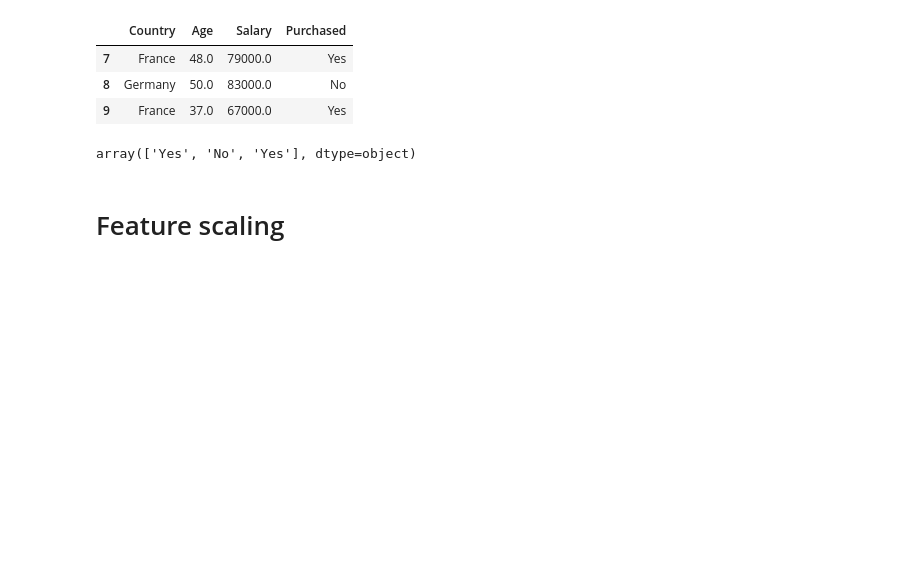
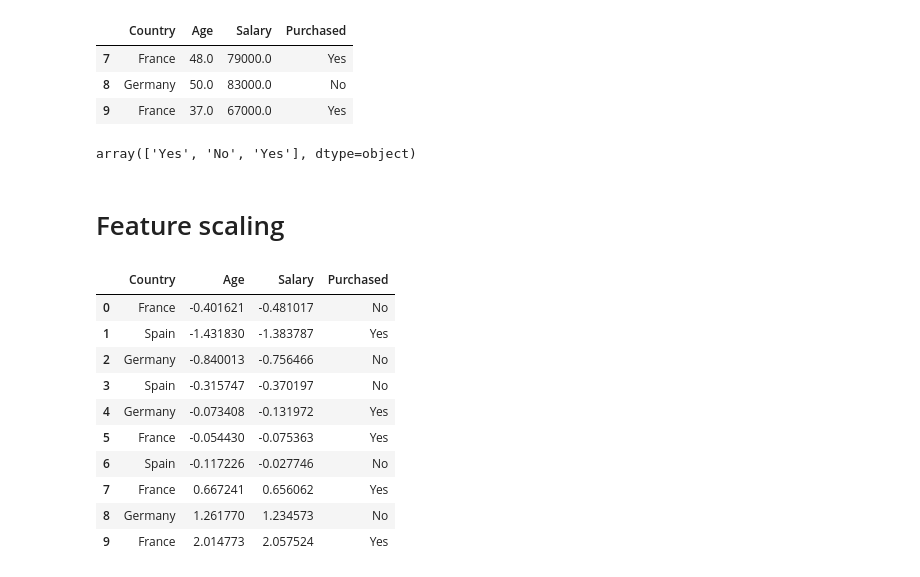
Before and after one commit to SunnyRaj94/Machine-Learning-From-Scratch, a Jupyter notebook: data_preprocessing/data_preprocessing.ipynb, the cells around one changed output. Cells and saved outputs as stored; diff of their text form; code cells hidden in the pictures; blank space fills up the shorter version.

Commit message:
refactored: data pre processing steps

```diff
--- a/data_preprocessing/data_preprocessing.ipynb
+++ b/data_preprocessing/data_preprocessing.ipynb
@@ -192,13 +192,27 @@ array(['Yes', 'No', 'Yes'], dtype=object)
 # %% [markdown]
 # Feature scaling
 # %%
-#Standardizing the data
+#Standardizing the data obtaining mean and standard daviation
 
 for i in range(len(csv_data['Salary'])):
     csv_data['Salary'][i] = (csv_data['Salary'][i] - csv_data['Salary'].mean()) / csv_data['Salary'].std()
 
 for i in range(len(csv_data['Age'])):
     csv_data['Age'][i] = (csv_data['Age'][i] - csv_data['Age'].mean()) / csv_data['Age'].std()
+#printing the data
+csv_data
+# %% [output]
+|  | Country | Age | Salary | Purchased |
+| 0 | France | -0.401621 | -0.481017 | No |
+| 1 | Spain | -1.431830 | -1.383787 | Yes |
+| 2 | Germany | -0.840013 | -0.756466 | No |
+| 3 | Spain | -0.315747 | -0.370197 | No |
+| 4 | Germany | -0.073408 | -0.131972 | Yes |
+| 5 | France | -0.054430 | -0.075363 | Yes |
+| 6 | Spain | -0.117226 | -0.027746 | No |
+| 7 | France | 0.667241 | 0.656062 | Yes |
+| 8 | Germany | 1.261770 | 1.234573 | No |
+| 9 | France | 2.014773 | 2.057524 | Yes |
 # %%
 #plotting graph
 plt.scatter(x = csv_data['Age'].values, y = csv_data['Salary'].values, marker = '*', alpha = 1, s = 100)
```
Also changed, not shown: parts of 1 cell of this notebook.
